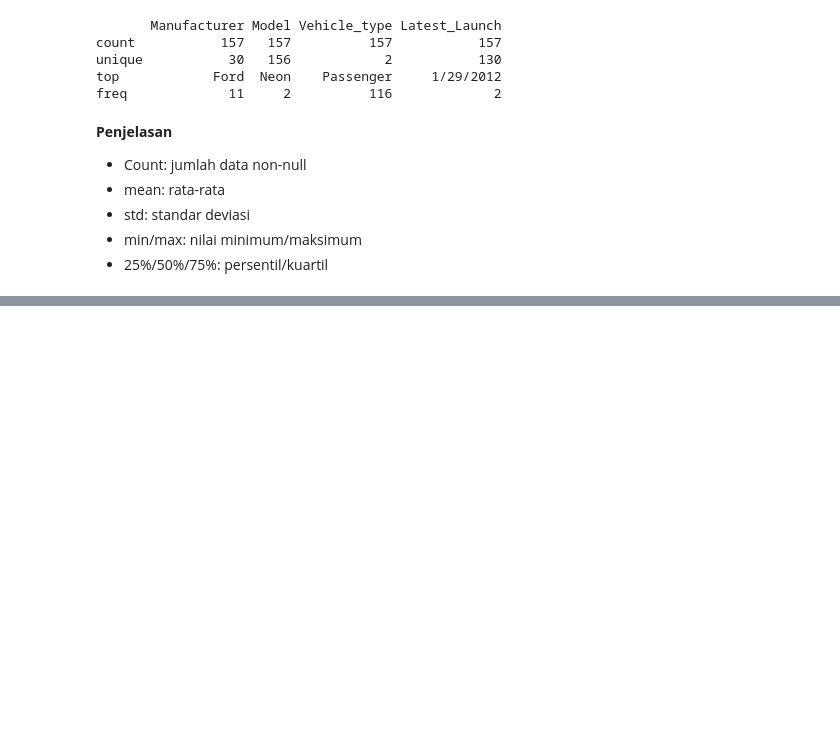
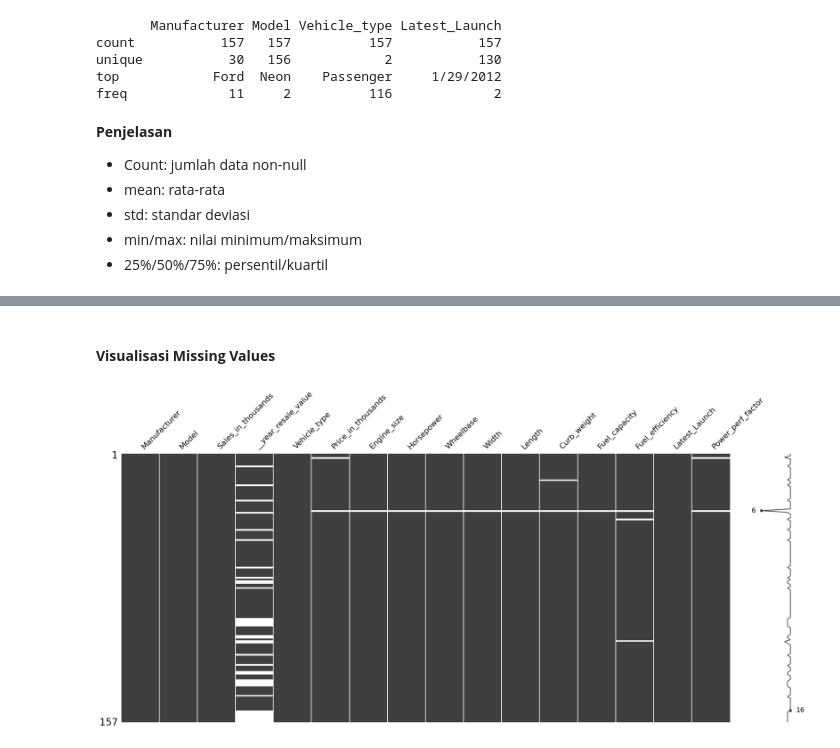
Before and after one commit to djohan-coder/Data-Car_sales, a Jupyter notebook: Car_sales data.ipynb, the cells around one changed output, grey strips where cells are left out. Drawn from its saved outputs; the diff is of its cells as text; code cells hidden in the pictures; blank space fills up the shorter version.

```diff
--- a/Car_sales data.ipynb
+++ b/Car_sales data.ipynb
@@ -218,0 +259,4 @@ freq             11     2          116             2
+# %% [markdown]
+>
+# %% [markdown]
+**Visualisasi Missing Values**
@@ -218,0 +265,6 @@ freq             11     2          116             2
+# %%
+# Headmap missing values (opsional, perlu install: pip install missingno)
+msno.matrix(df)
+plt.show()
+# %% [output]
+[figure, added]
```
Also changed, not shown: parts of 21 cells of this notebook.
